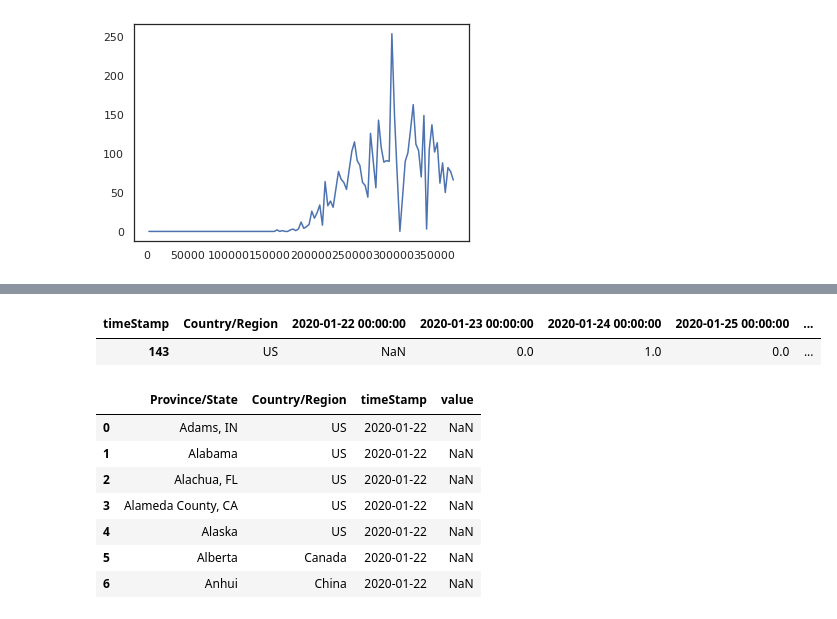
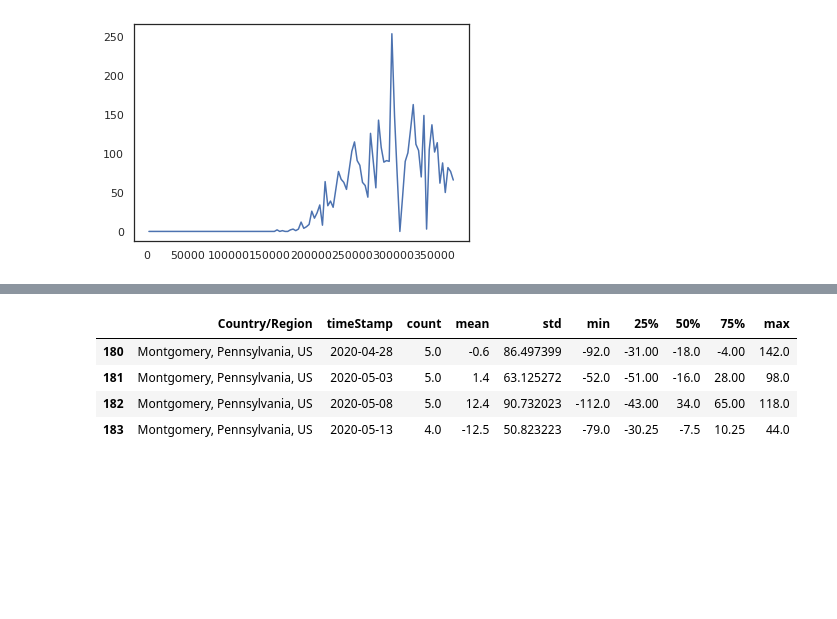
Before and after one commit to mchirico/COVID-19, a Jupyter notebook: COVID_19.ipynb, the cells around one changed output, grey strips where cells are left out. Drawn from its saved outputs; the diff is of its cells as text; code cells hidden in the pictures; blank space fills up the shorter version.

```diff
--- a/COVID_19.ipynb
+++ b/COVID_19.ipynb
@@ -162,7 +162,7 @@ for region in regions:
 # %% [output]
 [figure]
 # %%
-delta_days = 15
+delta_days = 20
 
 from datetime import date, timedelta
 dt = date.today() - timedelta(delta_days)
@@ -224,10 +217,10 @@ m.head()
 # %%
-r = m.groupby(['Country/Region', pd.Grouper(key='timeStamp', freq='3d')]).describe()
+r = m.groupby(['Country/Region', pd.Grouper(key='timeStamp', freq='5d')]).describe()
 r = r.reset_index()
 r.columns = r.columns.get_level_values(0)
 new_index = ['Country/Region', 'timeStamp', 'count',	'mean',	'std',	'min',	'25%',	'50%',	'75%',	'max']
 r.columns = new_index
-r
+
 r[r['max'] > 100]
 # %% [output]
 |  | Country/Region | timeStamp | count | mean | std | min | 25% | 50% | 75% | max |
@@ -450,17 +234,8 @@ ns.head()
 # %%
-ns[ns['Country/Region']=='US']
+r[r['Country/Region']=='Montgomery, Pennsylvania, US']
 # %% [output]
-| timeStamp | Country/Region | 2020-01-22 00:00:00 | 2020-01-23 00:00:00 | 2020-01-24 00:00:00 | 2020-01-25 00:00:00 | ... |
-| 143 | US | NaN | 0.0 | 1.0 | 0.0 | ... |
+|  | Country/Region | timeStamp | count | mean | std | min | 25% | 50% | 75% | max |
+| 180 | Montgomery, Pennsylvania, US | 2020-04-28 | 5.0 | -0.6 | 86.497399 | -92.0 | -31.00 | -18.0 | -4.00 | 142.0 |
+| 181 | Montgomery, Pennsylvania, US | 2020-05-03 | 5.0 | 1.4 | 63.125272 | -52.0 | -51.00 | -16.0 | 28.00 | 98.0 |
+| 182 | Montgomery, Pennsylvania, US | 2020-05-08 | 5.0 | 12.4 | 90.732023 | -112.0 | -43.00 | 34.0 | 65.00 | 118.0 |
+| 183 | Montgomery, Pennsylvania, US | 2020-05-13 | 4.0 | -12.5 | 50.823223 | -79.0 | -30.25 | -7.5 | 10.25 | 44.0 |
-# %%
-nm=pd.melt(nsc, id_vars=['Province/State','Country/Region'], value_vars=ns.columns[1::])
-nm.head(7)
-# %% [output]
-|  | Province/State | Country/Region | timeStamp | value |
-| 0 | Adams, IN | US | 2020-01-22 | NaN |
-| 1 | Alabama | US | 2020-01-22 | NaN |
-| 2 | Alachua, FL | US | 2020-01-22 | NaN |
-| 3 | Alameda County, CA | US | 2020-01-22 | NaN |
-| 4 | Alaska | US | 2020-01-22 | NaN |
-| 5 | Alberta | Canada | 2020-01-22 | NaN |
-| 6 | Anhui | China | 2020-01-22 | NaN |
```
Also changed, not shown: parts of 30 cells of this notebook.
